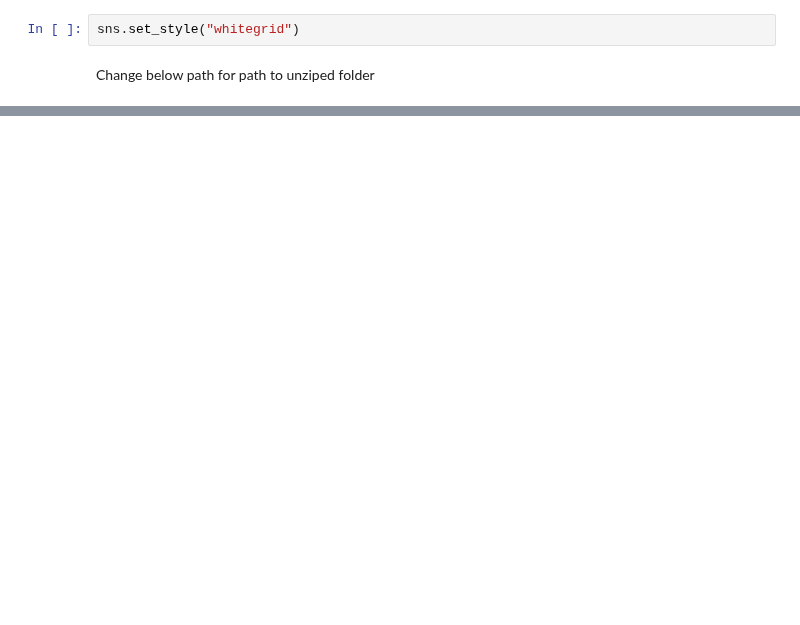
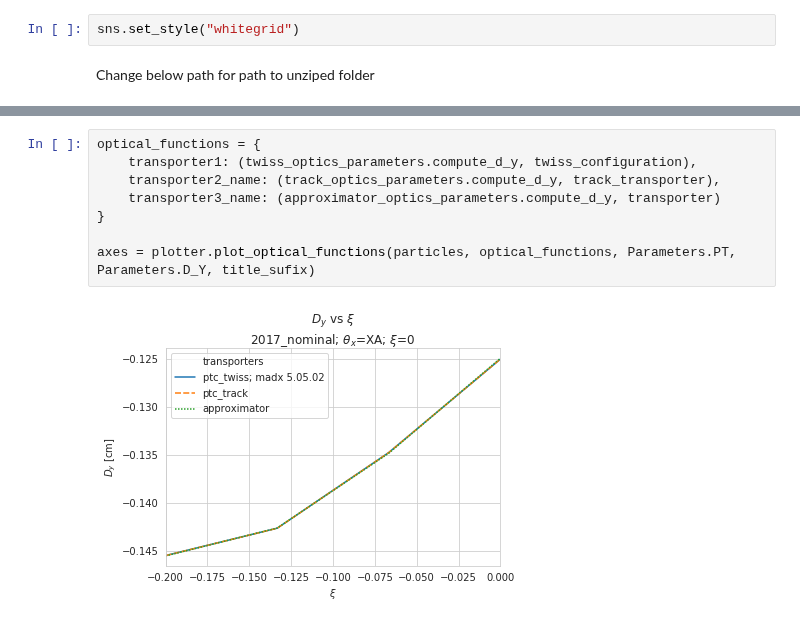
Before and after one commit to mucharafal/optics_generator_python, a Jupyter notebook: notebooks/Optics Parameters Compare 2017 Nominal.ipynb, the cells around one changed output, grey strips where cells are left out. Cells and saved outputs as stored; diff of their text form; blank space fills up the shorter version.

```diff
--- a/notebooks/Optics Parameters Compare 2017 Nominal.ipynb
+++ b/notebooks/Optics Parameters Compare 2017 Nominal.ipynb
@@ -78,0 +91,10 @@ axes.set_xticks(range(0, 151, 30))
+# %%
+optical_functions = {
+    transporter1: (twiss_optics_parameters.compute_d_y, twiss_configuration),
+    transporter2_name: (track_optics_parameters.compute_d_y, track_transporter),
+    transporter3_name: (approximator_optics_parameters.compute_d_y, transporter)
+}
+
+axes = plotter.plot_optical_functions(particles, optical_functions, Parameters.PT, Parameters.D_Y, title_sufix)
+# %% [output]
+[figure, added]
```
Also changed, not shown: parts of 12 cells of this notebook, 10 other files.
